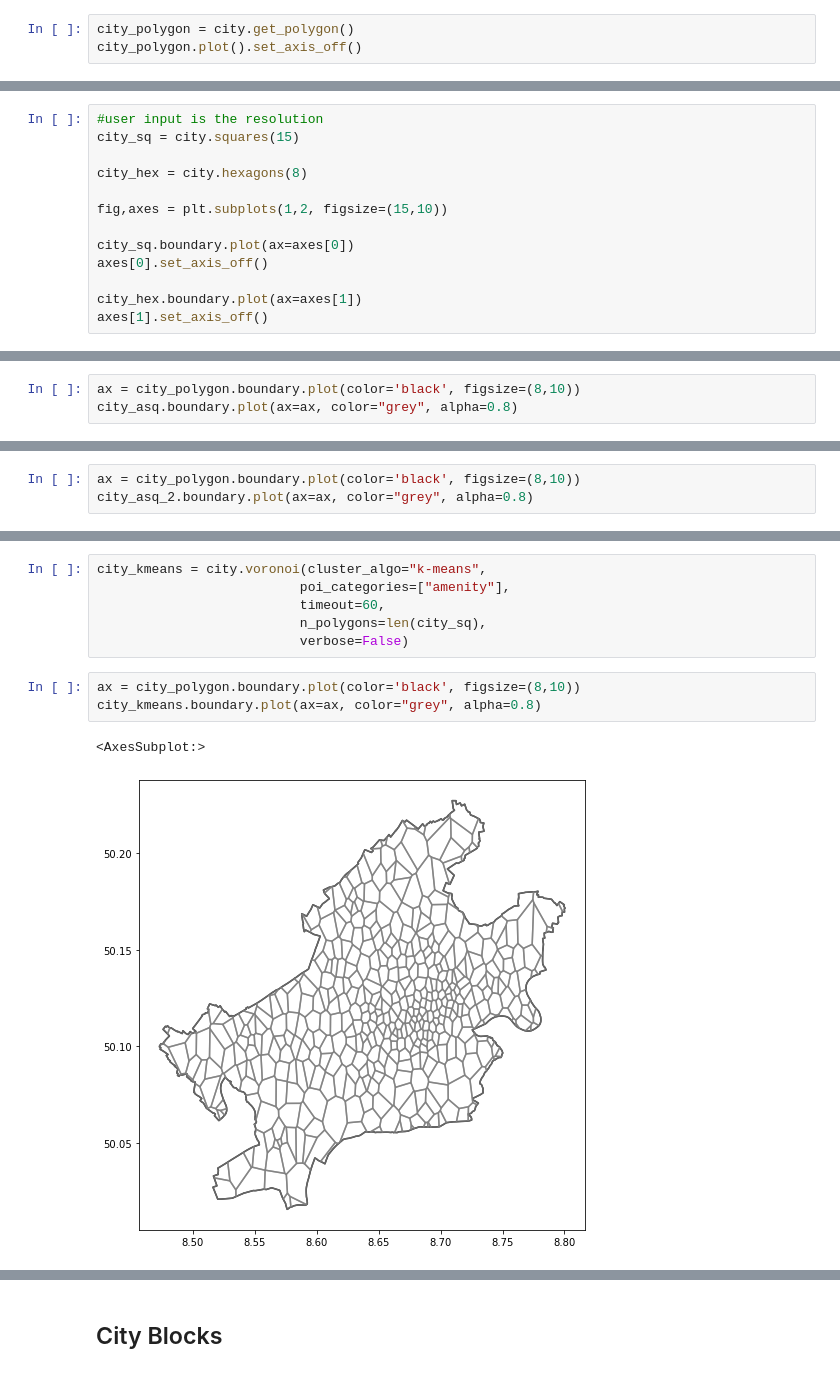
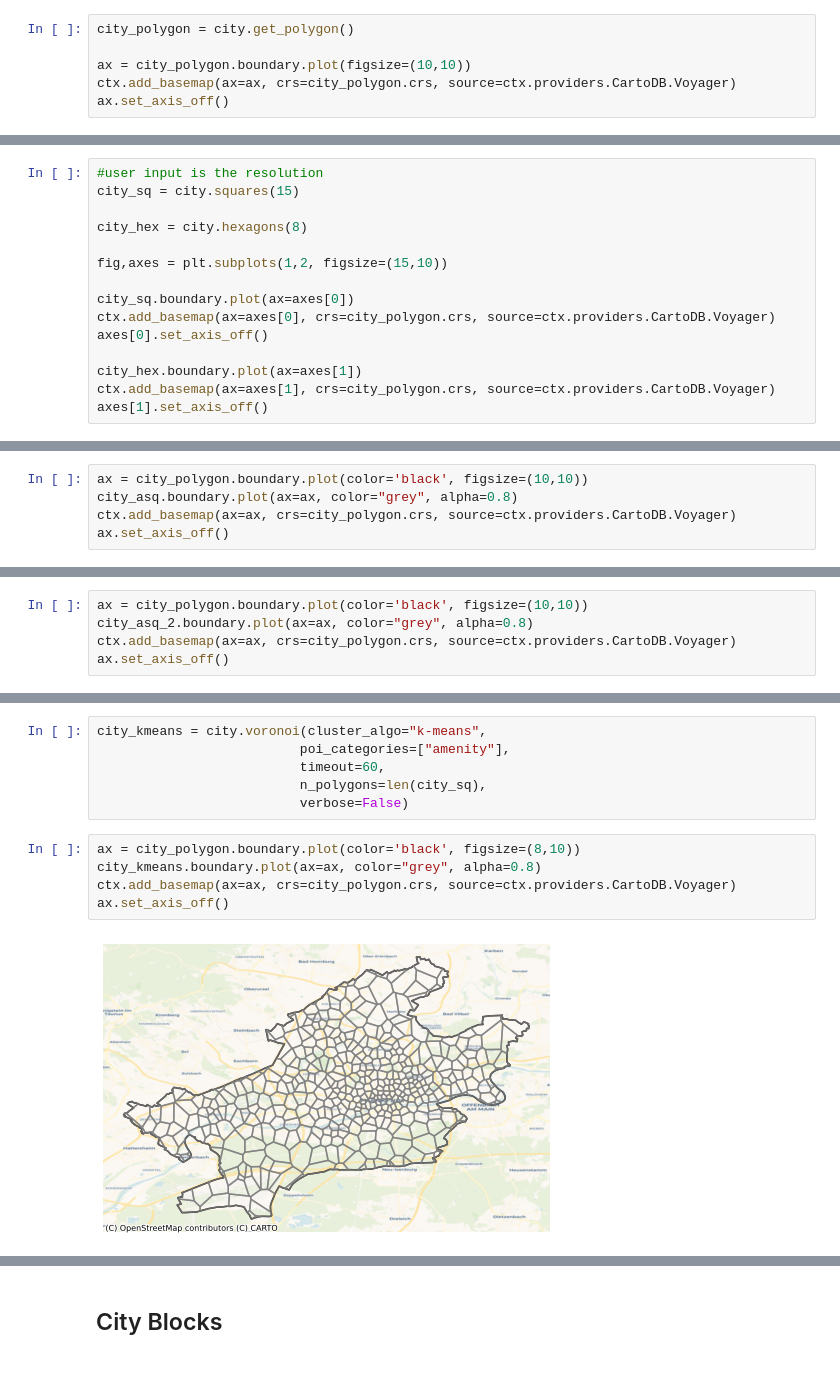
Before and after one commit to siavash-saki/tesspy, a Jupyter notebook: Examples/01_example_eur.ipynb, the cells around one changed output, grey strips where cells are left out. Cells and saved outputs as stored; diff of their text form.

```diff
--- a/Examples/01_example_eur.ipynb
+++ b/Examples/01_example_eur.ipynb
@@ -48,5 +11,8 @@ warnings.filterwarnings('ignore')
 city = Tessellation('Frankfurt am Main')
 # %%
 city_polygon = city.get_polygon()
-city_polygon.plot().set_axis_off()
+
+ax = city_polygon.boundary.plot(figsize=(10,10))
+ctx.add_basemap(ax=ax, crs=city_polygon.crs, source=ctx.providers.CartoDB.Voyager)
+ax.set_axis_off()
 # %% [output]
@@ -79,8 +45,10 @@ city_hex = city.hexagons(8)
 fig,axes = plt.subplots(1,2, figsize=(15,10))
 
 city_sq.boundary.plot(ax=axes[0])
+ctx.add_basemap(ax=axes[0], crs=city_polygon.crs, source=ctx.providers.CartoDB.Voyager)
 axes[0].set_axis_off()
 
 city_hex.boundary.plot(ax=axes[1])
+ctx.add_basemap(ax=axes[1], crs=city_polygon.crs, source=ctx.providers.CartoDB.Voyager)
 axes[1].set_axis_off()
 # %% [output]
@@ -95,6 +63,8 @@ city_asq = city.adaptive_squares(start_resolution=14,
                                  timeout=60,
                                  verbose=False)
 # %%
-ax = city_polygon.boundary.plot(color='black', figsize=(8,10))
+ax = city_polygon.boundary.plot(color='black', figsize=(10,10))
 city_asq.boundary.plot(ax=ax, color="grey", alpha=0.8)
+ctx.add_basemap(ax=ax, crs=city_polygon.crs, source=ctx.providers.CartoDB.Voyager)
+ax.set_axis_off()
 # %% [output]
@@ -108,6 +77,8 @@ city_asq_2 = city.adaptive_squares(start_resolution=14,
                                  timeout=60,
                                  verbose=False)
 # %%
-ax = city_polygon.boundary.plot(color='black', figsize=(8,10))
+ax = city_polygon.boundary.plot(color='black', figsize=(10,10))
 city_asq_2.boundary.plot(ax=ax, color="grey", alpha=0.8)
+ctx.add_basemap(ax=ax, crs=city_polygon.crs, source=ctx.providers.CartoDB.Voyager)
+ax.set_axis_off()
 # %% [output]
@@ -124,9 +94,10 @@ city_kmeans = city.voronoi(cluster_algo="k-means",
 # %%
 ax = city_polygon.boundary.plot(color='black', figsize=(8,10))
 city_kmeans.boundary.plot(ax=ax, color="grey", alpha=0.8)
+ctx.add_basemap(ax=ax, crs=city_polygon.crs, source=ctx.providers.CartoDB.Voyager)
+ax.set_axis_off()
 # %% [output]
-<AxesSubplot:>
-[figure, old version]
+[figure, new version]
 # %%
 city_hdbscan = city.voronoi(cluster_algo="hdbscan",
                           poi_categories=["amenity"],
```
Also changed, not shown: parts of 10 cells of this notebook, 1 other file.
